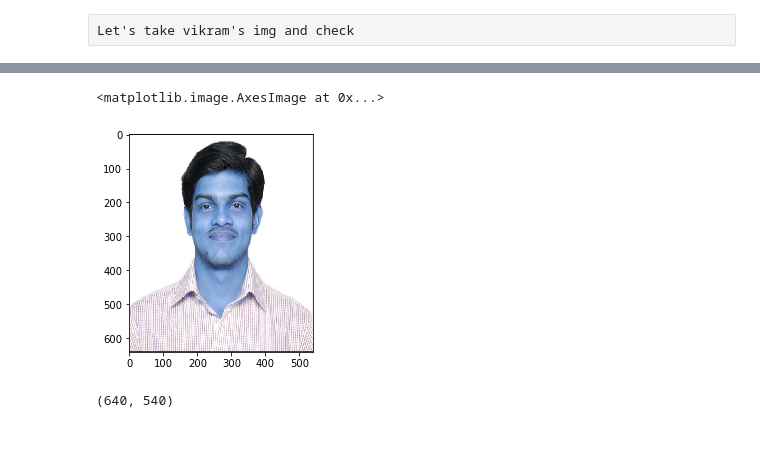
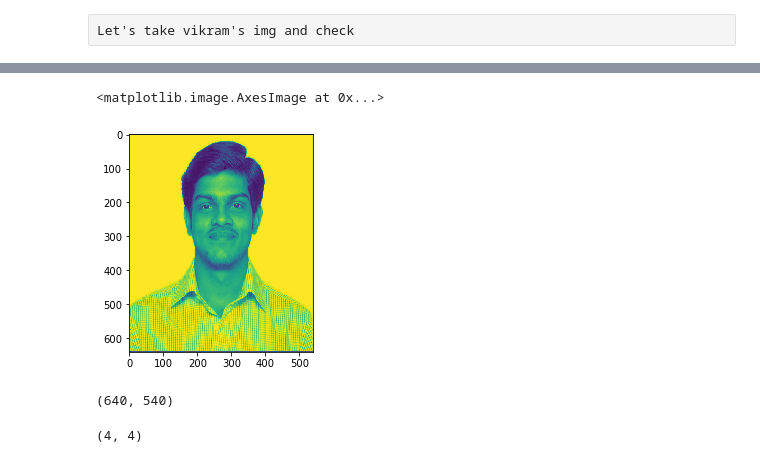
Before and after one commit to vikramriyer/Data_Analysis_Multiple, a Jupyter notebook: CNN image viewer.ipynb, the cells around one changed output, grey strips where cells are left out. Saved outputs shown, nothing was run; the diff lists cells and outputs as text; code cells hidden in the pictures.

```diff
--- a/CNN image viewer.ipynb
+++ b/CNN image viewer.ipynb
@@ -76,8 +29,8 @@ array([[[  6,   6,   6],
 # %%
-plt.imshow(vimg)
+plt.imshow(img)
 # %% [output]
 <matplotlib.image.AxesImage at 0x...>
-[figure, old version]
+[figure, new version]
 # %%
 img.shape
 # %% [output]
@@ -88,0 +40,4 @@ vikramh = convolve2d(img, hfilters)
+# %%
+filters.shape
+# %% [output]
+(4, 4)
```
Also changed, not shown: parts of 24 cells of this notebook.
